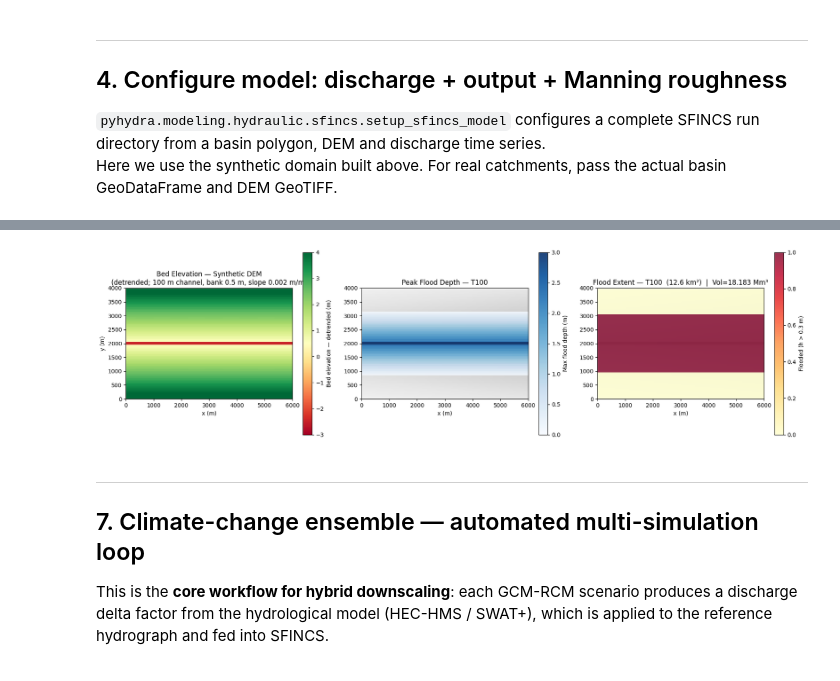
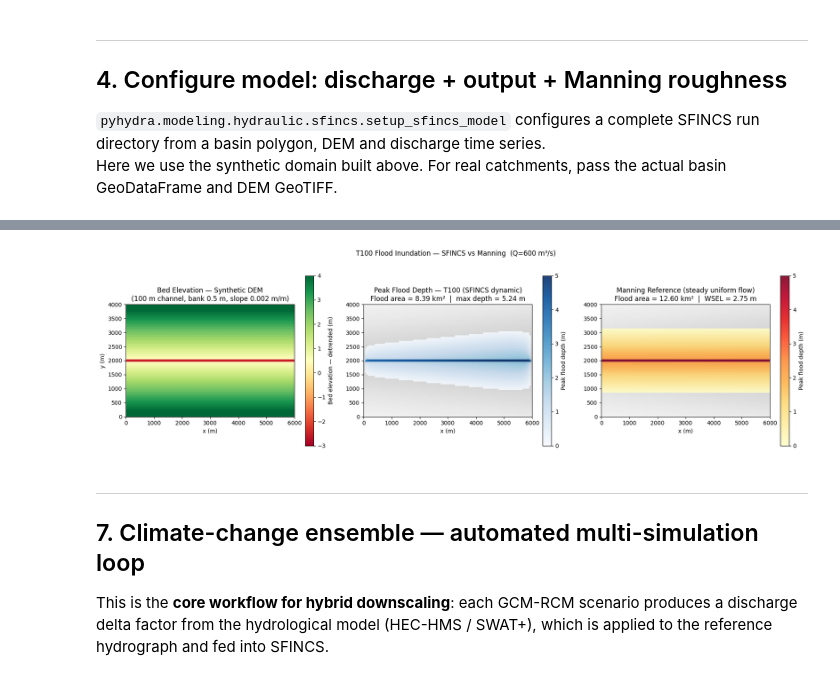
Before and after one commit to navass11/HYDRA, a Jupyter notebook: notebooks/modeling/hydraulic/SFINCS.ipynb, the cells around one changed output, grey strips where cells are left out. Drawn from its saved outputs; the diff is of its cells as text; code cells hidden in the pictures.

```diff
--- a/notebooks/modeling/hydraulic/SFINCS.ipynb
+++ b/notebooks/modeling/hydraulic/SFINCS.ipynb
@@ -371,58 +441,49 @@ results from the DEM to illustrate the post-processing workflow.
 # %%
-# Use analytical depth from Manning's computation (Cell 12)
-RES_M  = DX
-depth  = depth_T100    # precomputed in Cell 12
-print(f'Results: Manning static inundation  WSEL = {WSEL_T100:.2f} m  (Q = {Q_PEAK:.0f} m³/s)')
+RES_M = DX
 
-# ── Statistics ───────────────────────────────────────────────────────────────
-n_cells  = int(np.sum(depth > 0.3))
-area_km2 = n_cells * (RES_M / 1000) ** 2
-vol_Mm3  = float(np.where(depth > 0.3, depth, 0.0).sum() * RES_M**2) / 1e6
-print(f'Flooded area (>30 cm) : {area_km2:.2f} km²')
-print(f'Flood volume          : {vol_Mm3:.3f} Mm³')
-print(f'Max depth             : {depth.max():.2f} m')
+# X/Y grid edges for pcolormesh
+x_arr = np.linspace(X0, X0 + MMAX * DX, MMAX + 1)
+y_arr = np.linspace(Y0, Y0 + NMAX * DY, NMAX + 1)
+x_1d  = np.linspace(X0 + DX/2, X0 + MMAX*DX - DX/2, MMAX)
+zb_detrend = zb_v - (X0 + MMAX*DX - x_1d[np.newaxis, :]) * 2e-4
 
-# ── 3-panel Deltares-style visualization ─────────────────────────────────────
 fig, axes = plt.subplots(1, 3, figsize=(18, 5))
 
-# X/Y extent using corner coordinates
-x_arr = np.linspace(X0, X0+MMAX*DX, MMAX+1)
-y_arr = np.linspace(Y0, Y0+NMAX*DY, NMAX+1)
-
-# Panel 1: Bed elevation (detrended)
-x_1d       = np.linspace(X0 + DX/2, X0 + MMAX*DX - DX/2, MMAX)
-zb_detrend = zb_v - (X0 + MMAX*DX - x_1d[np.newaxis, :]) * 2e-4
+# ── Panel 1: Detrended DEM ────────────────────────────────────────────────────
 im0 = axes[0].pcolormesh(x_arr, y_arr,
     np.ma.array(zb_detrend, mask=msk_v == 0),
     cmap='RdYlGn', vmin=-3, vmax=4, shading='flat')
 plt.colorbar(im0, ax=axes[0], label='Bed elevation — detrended (m)')
-axes[0].set_title('Bed Elevation — Synthetic DEM\n(detrended; 100 m channel, bank 0.5 m, slope 0.002 m/m)')
-axes[0].set_aspect('equal')
-axes[0].set_xlabel('x (m)'); axes[0].set_ylabel('y (m)')
+axes[0].set_title('Bed Elevation — Synthetic DEM\n(100 m channel, bank 0.5 m, slope 0.002 m/m)')
+axes[0].set_aspect('equal'); axes[0].set_xlabel('x (m)'); axes[0].set_ylabel('y (m)')
 
-# Panel 2: Peak flood depth (DEM backdrop + Blue depth)
-axes[1].pcolormesh(x_arr, y_arr,
-    np.ma.array(zb_v, mask=msk_v == 0),
-    cmap='Greys_r', shading='flat', alpha=0.4, vmin=-2, vmax=8)
-depth_masked = np.ma.array(depth, mask=(depth <= 0.05) | (msk_v == 0))
-im1 = axes[1].pcolormesh(x_arr, y_arr, depth_masked,
-    cmap='Blues', vmin=0, vmax=3, shading='flat', alpha=0.9)
-plt.colorbar(im1, ax=axes[1], label='Max flood depth (m)')
-axes[1].set_title('Peak Flood Depth — T100')
-axes[1].set_aspect('equal')
-axes[1].set_xlabel('x (m)')
+# ── Panel 2: SFINCS peak flood depth ─────────────────────────────────────────
+n_sf = int(np.sum(depth_T100 > 0.3))
+a_sf = n_sf * (RES_M / 1000) ** 2
+axes[1].pcolormesh(x_arr, y_arr, np.ma.array(zb_v, mask=msk_v == 0),
+    cmap='Greys_r', shading='flat', alpha=0.35, vmin=-2, vmax=8)
+dm_masked = np.ma.array(depth_T100, mask=(depth_T100 <= 0.05) | (msk_v == 0))
+im1 = axes[1].pcolormesh(x_arr, y_arr, dm_masked,
+    cmap='Blues', vmin=0, vmax=5, shading='flat', alpha=0.9)
+plt.colorbar(im1, ax=axes[1], label='Peak flood depth (m)')
+label_sf = 'SFINCS dynamic' if HAS_SFINCS else 'Manning fallback'
+axes[1].set_title(f'Peak Flood Depth — T100 ({label_sf})\n'
+                  f'Flood area = {a_sf:.2f} km²  |  max depth = {depth_T100.max():.2f} m')
+axes[1].set_aspect('equal'); axes[1].set_xlabel('x (m)')
 
-# Panel 3: Flood extent binary
-axes[2].pcolormesh(x_arr, y_arr,
-    np.ma.array(zb_v, mask=msk_v == 0),
-    cmap='Greys_r', shading='flat', alpha=0.25, vmin=-2, vmax=8)
-flood_bin = np.ma.array((depth > 0.3).astype(float), mask=msk_v == 0)
-im2 = axes[2].pcolormesh(x_arr, y_arr, flood_bin,
-    cmap='YlOrRd', vmin=0, vmax=1, shading='flat', alpha=0.8)
-plt.colorbar(im2, ax=axes[2], label='Flooded (h > 0.3 m)')
-axes[2].set_title(f'Flood Extent — T100  ({area_km2:.1f} km²)  |  Vol={vol_Mm3:.3f} Mm³')
-axes[2].set_aspect('equal')
-axes[2].set_xlabel('x (m)')
+# ── Panel 3: Manning steady-state reference ───────────────────────────────────
+a_mn = int(np.sum(depth_manning > 0.3)) * (RES_M / 1000) ** 2
+axes[2].pcolormesh(x_arr, y_arr, np.ma.array(zb_v, mask=msk_v == 0),
+    cmap='Greys_r', shading='flat', alpha=0.35, vmin=-2, vmax=8)
+dm2_masked = np.ma.array(depth_manning, mask=(depth_manning <= 0.05) | (msk_v == 0))
+im2 = axes[2].pcolormesh(x_arr, y_arr, dm2_masked,
+    cmap='YlOrRd', vmin=0, vmax=5, shading='flat', alpha=0.9)
+plt.colorbar(im2, ax=axes[2], label='Peak flood depth (m)')
+axes[2].set_title(f'Manning Reference (steady uniform flow)\n'
+                  f'Flood area = {a_mn:.2f} km²  |  WSEL = {WSEL_T100:.2f} m')
+axes[2].set_aspect('equal'); axes[2].set_xlabel('x (m)')
 
+plt.suptitle(f'T100 Flood Inundation — SFINCS vs Manning  (Q={Q_PEAK:.0f} m³/s)',
+             fontsize=12, y=1.02)
 plt.tight_layout()
 # %% [output]
@@ -433,4 +490,4 @@ Max depth             : 5.25 m
-[figure, old version]
+[figure, new version]
 # %% [markdown]
 ---
 ## 7. Climate-change ensemble — automated multi-simulation loop
```
Also changed, not shown: parts of 6 cells of this notebook, 3 other files.
